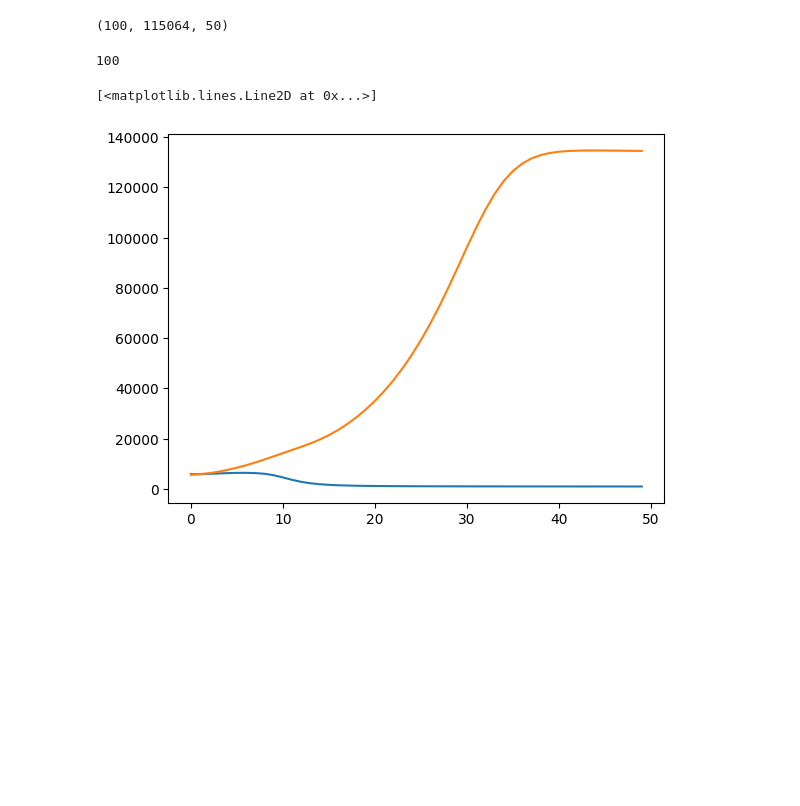
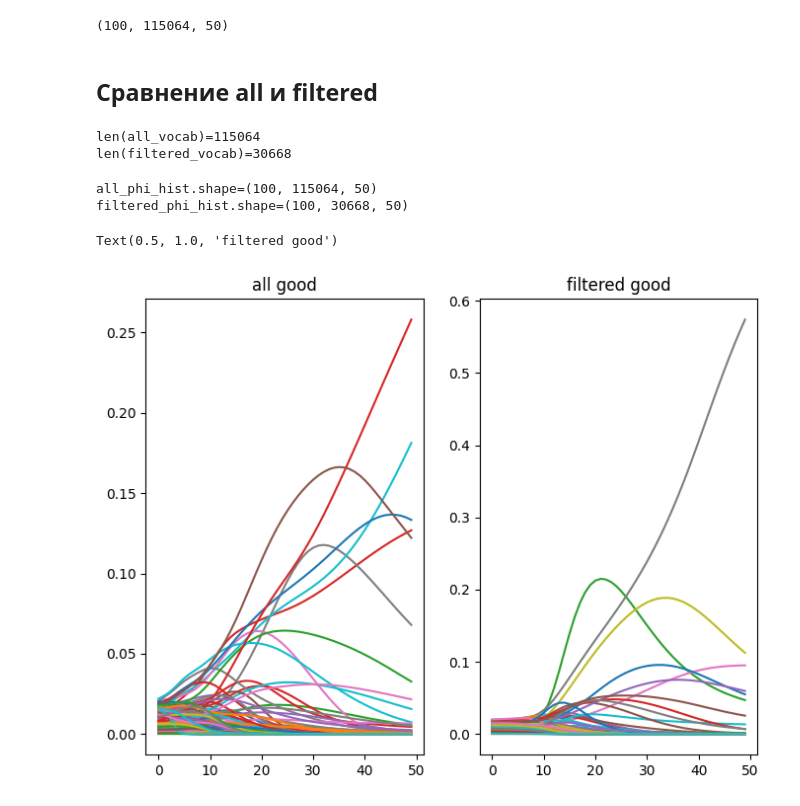
Before and after one commit to knagaev/topic-modelling-attention, a Jupyter notebook: phi_hist.ipynb, the cells around one changed output. Cells and saved outputs as stored; diff of their text form; code cells hidden in the pictures; blank space fills up the shorter version.

```diff
--- a/phi_hist.ipynb
+++ b/phi_hist.ipynb
@@ -425,4 +433,0 @@ perplexity_history = [5911.5078125, 5691.67578125, 5918.5810546875, 5885.8779296
-# %%
-len(perplexity_history)
-# %% [output]
-100
@@ -432,6 +434,42 @@ test_perplexity_history = perplexity_history[1::2]
-# %%
-plt.plot(train_perplexity_history)
-plt.plot(test_perplexity_history)
-# %% [output]
-[<matplotlib.lines.Line2D at 0x...>]
-[figure, removed]
+# %% [markdown]
+## Сравнение all и filtered
+# %%
+import json
+
+with open('all_phi_hist_vocab.json', 'r') as file:
+    all_vocab = json.load(file)
+    all_reverse_vocab = {value: key for key, value in all_vocab.items()}
+
+with open('filtered_phi_hist_vocab.json', 'r') as file:
+    filtered_vocab = json.load(file)
+    filtered_reverse_vocab = {value: key for key, value in filtered_vocab.items()}
+
+print(f"{len(all_vocab)=}")
+print(f"{len(filtered_vocab)=}")
+# %% [output]
+len(all_vocab)=115064
+len(filtered_vocab)=30668
+# %%
+all_phi_hist = np.load('all_phi_hist.npy').T
+print(f"{all_phi_hist.shape=}")
+filtered_phi_hist = np.load('filtered_phi_hist.npy').T
+print(f"{filtered_phi_hist.shape=}")
+# %% [output]
+all_phi_hist.shape=(100, 115064, 50)
+filtered_phi_hist.shape=(100, 30668, 50)
+# %%
+token = 'good'
+fig, (ax1, ax2) = plt.subplots(1, 2, figsize=(8, 6))
+
+all_token_hist = [p for p in all_phi_hist[:, int(all_vocab[token]), :]]
+for i in range(len(all_token_hist)):
+    ax1.plot(all_token_hist[i])
+ax1.set_title('all ' + token)
+
+filtered_token_hist = [p for p in filtered_phi_hist[:, int(filtered_vocab[token]), :]]
+for i in range(len(filtered_token_hist)):
+    ax2.plot(filtered_token_hist[i])
+ax2.set_title('filtered ' + token)
+# %% [output]
+Text(0.5, 1.0, 'filtered good')
+[figure, added]
```
Also changed, not shown: parts of 51 cells of this notebook, 3 other files.
